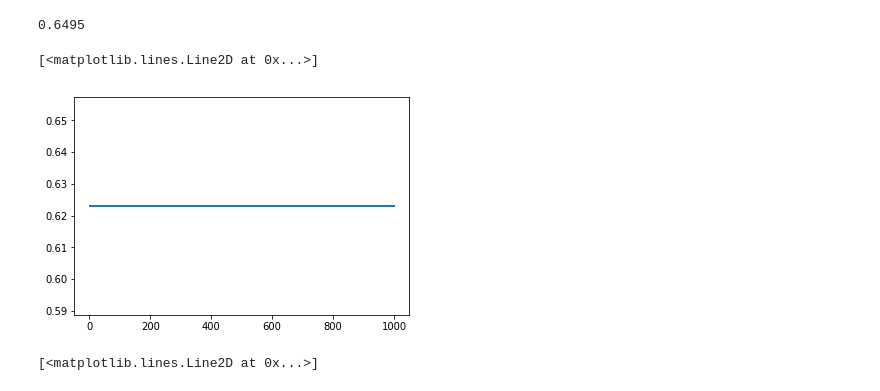
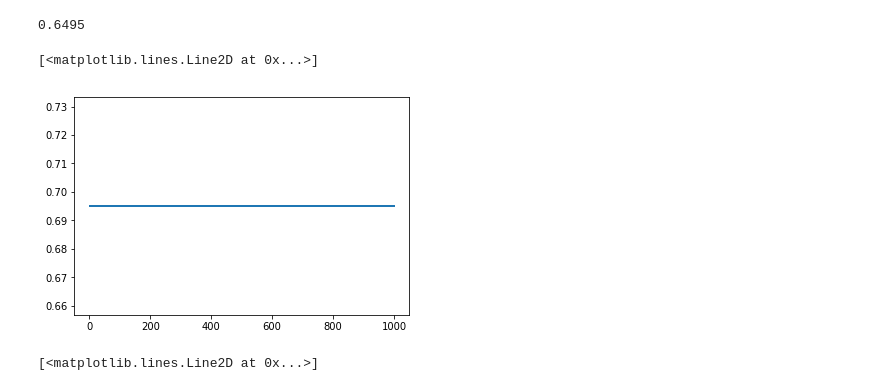
Before and after one commit to anyu0/machine-learning-2020s, a Jupyter notebook: ml_hw_1_5.ipynb, the cells around one changed output. Drawn from its saved outputs; the diff is of its cells as text; code cells hidden in the pictures.

Commit message:
q5 add fairness plots

```diff
--- a/ml_hw_1_5.ipynb
+++ b/ml_hw_1_5.ipynb
@@ -109,14 +109,14 @@ KNN(10, 2, train_data)
 # %%
 # Plot performance against p
 x = [1,2,5,200,1000]
 y = []
 for k in x:
-    y.append(KNN(1, p, train_data))
+    y.append(KNN(90, p, train_data))
 
 plt.plot(x, y, linewidth=2.0)
 # %% [output]
 [<matplotlib.lines.Line2D at 0x...>]
-[figure, old version]
+[figure, new version]
 # %%
 # Plot performance against k
 x = [1,10,20,30,40,50,60,70,75,77,78,79,80,81,82,85,87,88,89,90,91,92,93,94,95,97,100,110,120,130,150,200,250,300,400,600,800,1000]
```
Also changed, not shown: parts of 5 cells of this notebook.
